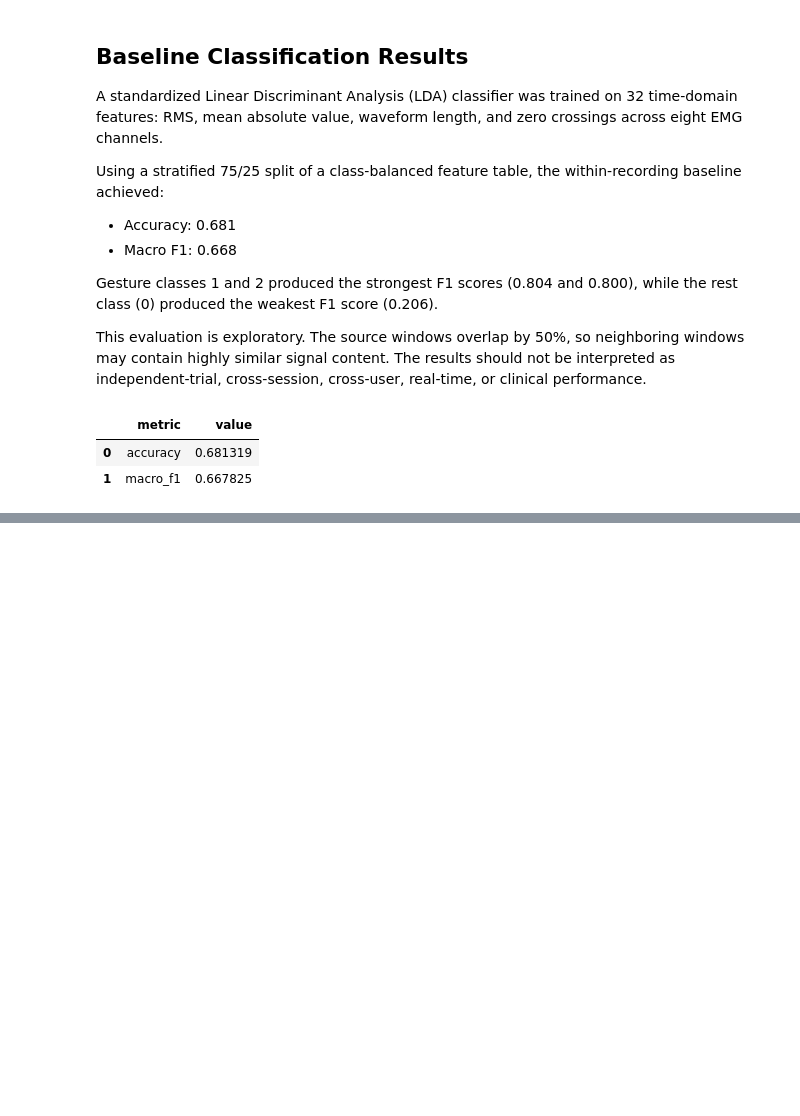
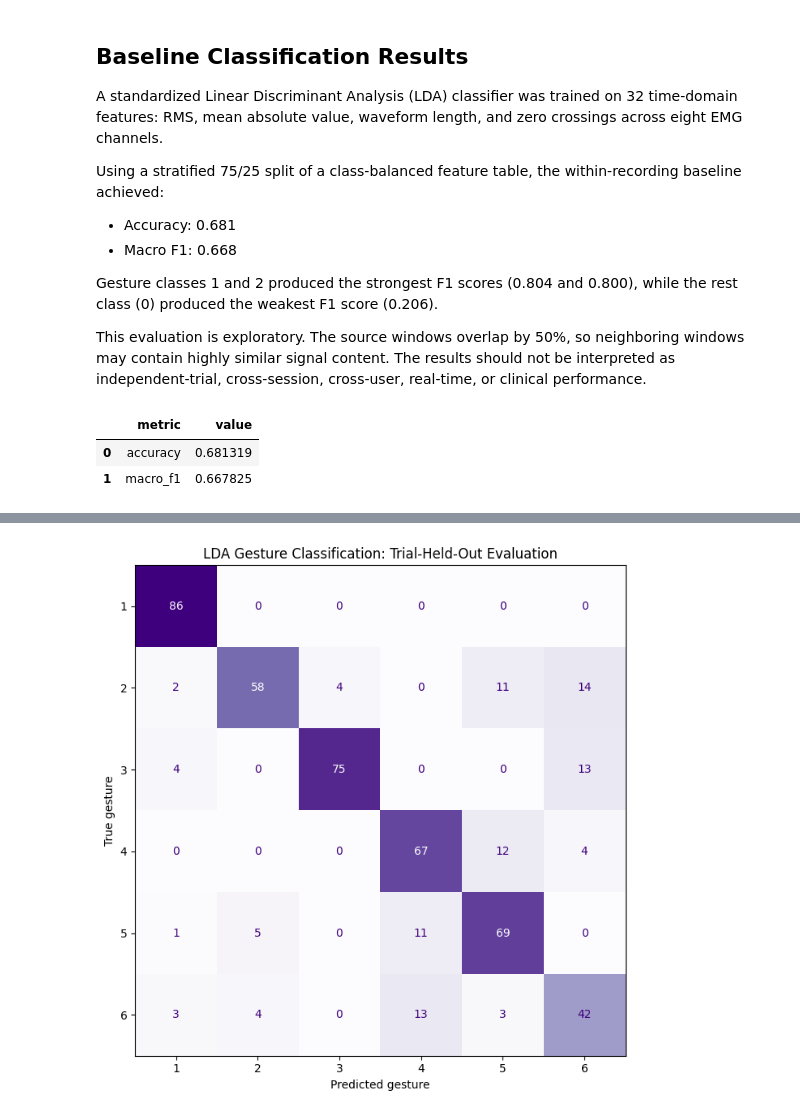
Before and after one commit to JediNoahMio65/emg-gesture-decoding-pipeline, a Jupyter notebook: notebooks/03_extract_emg_features.ipynb, the cells around one changed output, grey strips where cells are left out. Drawn from its saved outputs; the diff is of its cells as text; code cells hidden in the pictures; blank space fills up the shorter version.

Commit message:
Add trial-aware EMG classification and feature importance analysis

```diff
--- a/notebooks/03_extract_emg_features.ipynb
+++ b/notebooks/03_extract_emg_features.ipynb
@@ -372,0 +570,25 @@ display(results_summary)
+# %%
+trial_lda_pipeline = Pipeline([
+    ("scaler", StandardScaler()),
+    ("classifier", LinearDiscriminantAnalysis())
+])
+
+trial_lda_pipeline.fit(X_train_trial, y_train_trial)
+
+y_pred_trial = trial_lda_pipeline.predict(X_test_trial)
+
+trial_accuracy = accuracy_score(y_test_trial, y_pred_trial)
+trial_macro_f1 = f1_score(y_test_trial, y_pred_trial, average="macro")
+
+print(f"Trial-held-out accuracy: {trial_accuracy:.3f}")
+print(f"Trial-held-out macro F1: {trial_macro_f1:.3f}")
+
+print("\nClassification report:")
+print(
+    classification_report(
+        y_test_trial,
+        y_pred_trial,
+        digits=3,
+        zero_division=0
+    )
+)
@@ -372,0 +612,20 @@ display(results_summary)
+# %%
+fig, ax = plt.subplots(figsize=(8, 7))
+
+ConfusionMatrixDisplay.from_predictions(
+    y_test_trial,
+    y_pred_trial,
+    display_labels=sorted(y_train_trial.unique()),
+    cmap="Purples",
+    colorbar=False,
+    ax=ax
+)
+
+ax.set_title("LDA Gesture Classification: Trial-Held-Out Evaluation")
+ax.set_xlabel("Predicted gesture")
+ax.set_ylabel("True gesture")
+
+plt.tight_layout()
+plt.show()
+# %% [output]
+[figure, added]
```
Also changed, not shown: parts of 13 cells of this notebook.
